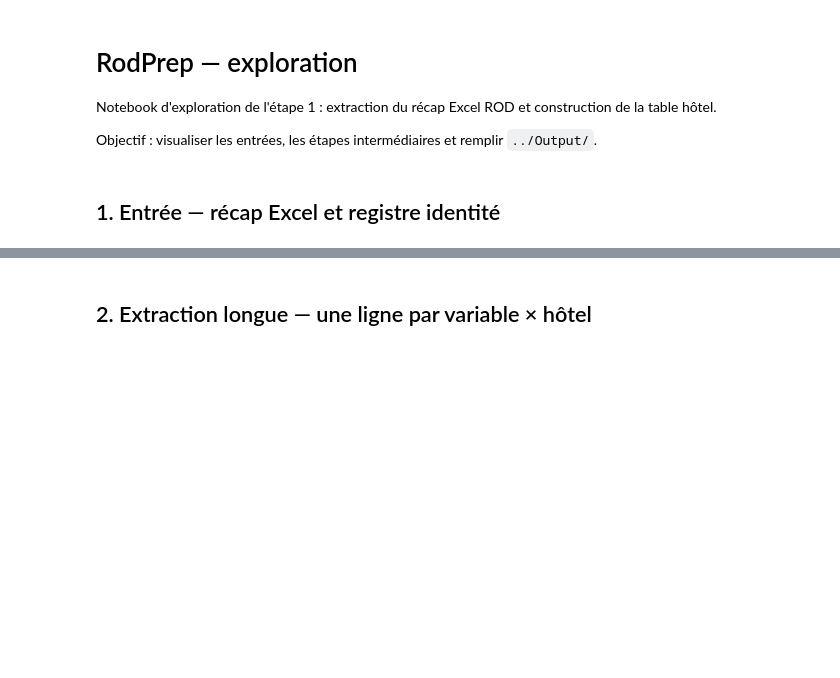
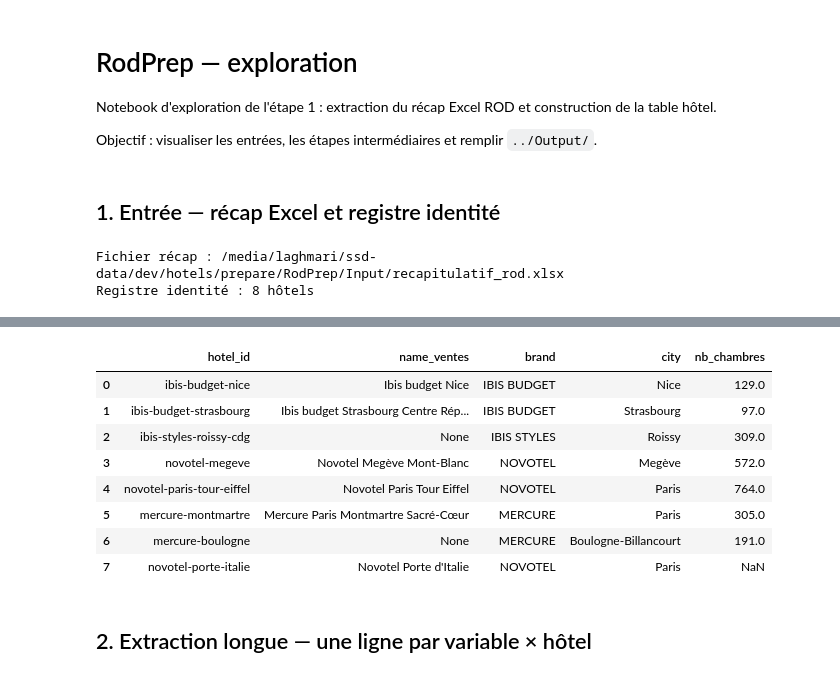
Before and after one commit to klaghmari-github/hotels, a Jupyter notebook: prepare/RodPrep/Explore/explore.ipynb, the cells around one changed output, grey strips where cells are left out. Saved outputs shown, nothing was run; the diff lists cells and outputs as text; code cells hidden in the pictures; blank space fills up the shorter version.

```diff
--- a/prepare/RodPrep/Explore/explore.ipynb
+++ b/prepare/RodPrep/Explore/explore.ipynb
@@ -41,4 +42,8 @@ print("Fichier récap :", recap_path)
 registry = HotelIdentityRegistry(settings.identity_registry_path)
 registry_df = pd.DataFrame([r.to_dict() for r in registry.all_records()])
 print(f"Registre identité : {len(registry_df)} hôtels")
+display(registry_df.head(3))
 registry_df[["hotel_id", "name_ventes", "brand", "city", "nb_chambres"]].head(10)
+# %% [output]
+Fichier récap : /media/laghmari/ssd-data/dev/hotels/prepare/RodPrep/Input/recapitulatif_rod.xlsx
+Registre identité : 8 hôtels
@@ -45,3 +54,12 @@ registry_df[["hotel_id", "name_ventes", "brand", "city", "nb_chambres"]].head(10
+|  | hotel_id | name_ventes | brand | city | nb_chambres |
+| 0 | ibis-budget-nice | Ibis budget Nice | IBIS BUDGET | Nice | 129.0 |
+| 1 | ibis-budget-strasbourg | Ibis budget Strasbourg Centre Rép... | IBIS BUDGET | Strasbourg | 97.0 |
+| 2 | ibis-styles-roissy-cdg | None | IBIS STYLES | Roissy | 309.0 |
+| 3 | novotel-megeve | Novotel Megève Mont-Blanc | NOVOTEL | Megève | 572.0 |
+| 4 | novotel-paris-tour-eiffel | Novotel Paris Tour Eiffel | NOVOTEL | Paris | 764.0 |
+| 5 | mercure-montmartre | Mercure Paris Montmartre Sacré-Cœur | MERCURE | Paris | 305.0 |
+| 6 | mercure-boulogne | None | MERCURE | Boulogne-Billancourt | 191.0 |
+| 7 | novotel-porte-italie | Novotel Porte d'Italie | NOVOTEL | Paris | NaN |
 # %% [markdown]
 ## 2. Extraction longue — une ligne par variable × hôtel
 # %%
```
Also changed, not shown: parts of 9 cells of this notebook, 28 other files.
